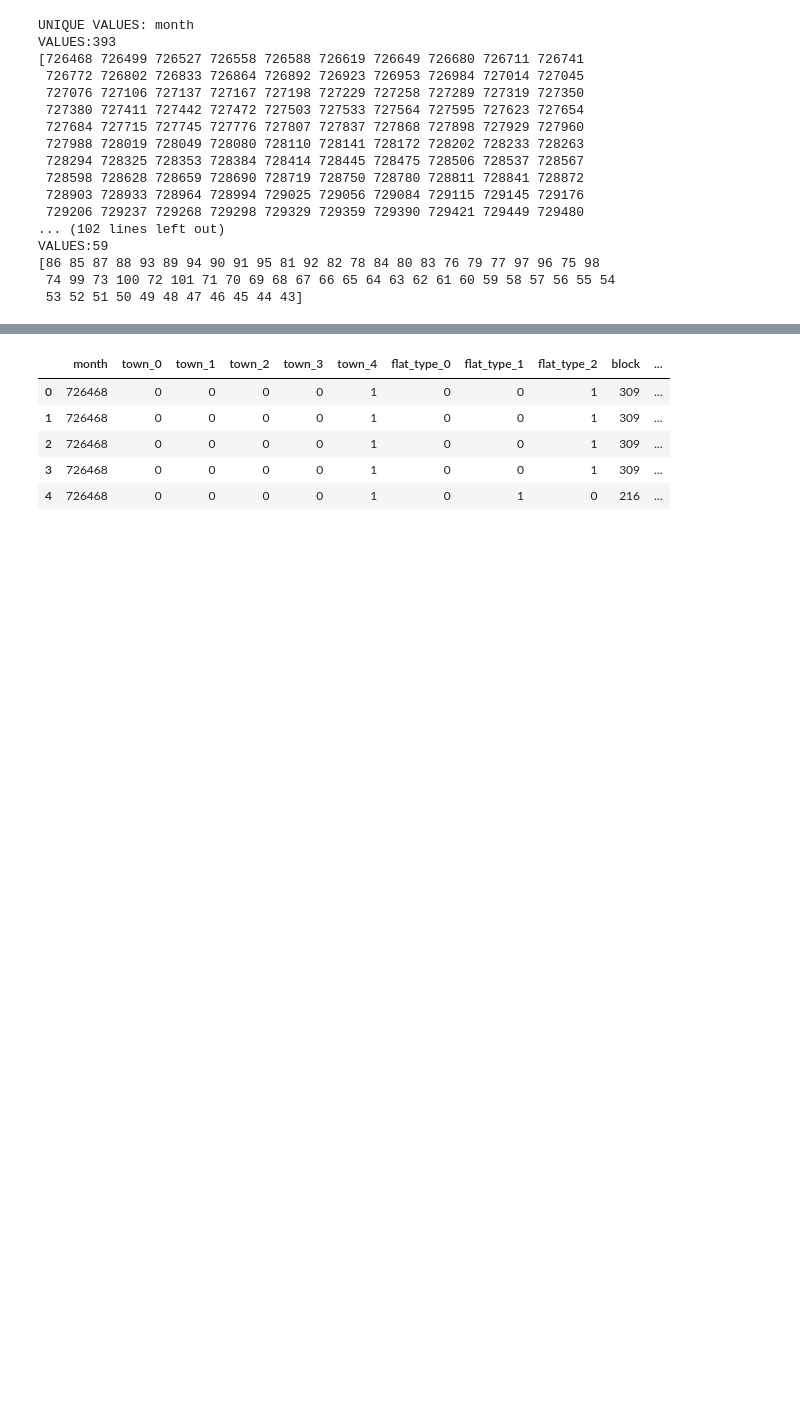
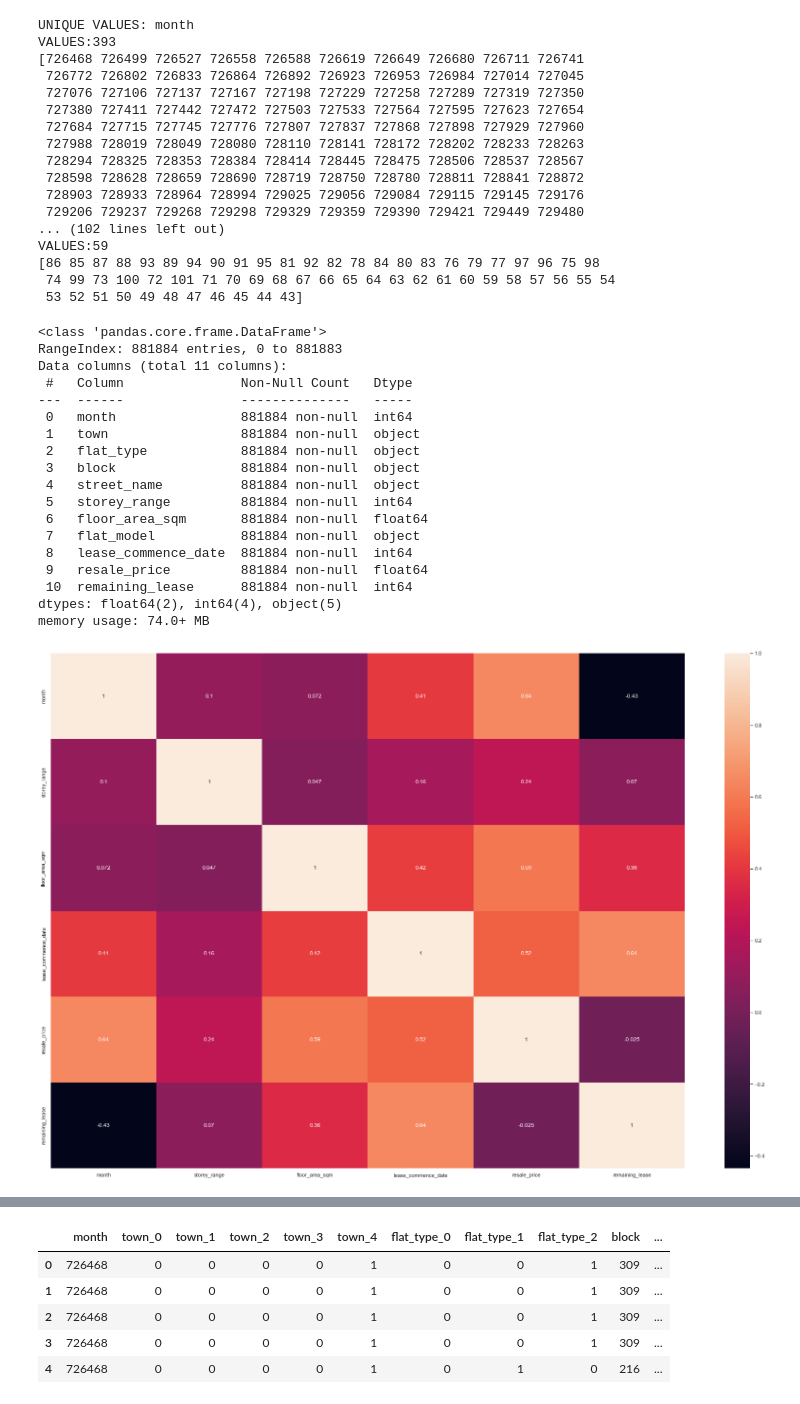
Before and after one commit to tjl081/1002_project, a Jupyter notebook: ml_files/test_regression.ipynb, the cells around one changed output, grey strips where cells are left out. Saved outputs shown, nothing was run; the diff lists cells and outputs as text; code cells hidden in the pictures; blank space fills up the shorter version.

```diff
--- a/ml_files/test_regression.ipynb
+++ b/ml_files/test_regression.ipynb
@@ -215,3 +215,35 @@ VALUES:59
 [86 85 87 88 93 89 94 90 91 95 81 92 82 78 84 80 83 76 79 77 97 96 75 98
  74 99 73 100 72 101 71 70 69 68 67 66 65 64 63 62 61 60 59 58 57 56 55 54
  53 52 51 50 49 48 47 46 45 44 43]
+# %%
+# data visualisation
+
+df = df.astype({'remaining_lease': 'int64'})
+df = df.astype({'storey_range': 'int64'})
+
+# in a heatmap, the closer the value is to 1, the more positively correlated they are
+# (if one value increases, so does the other)
+fig,ax = plt.subplots(figsize=(30, 20))
+sns.heatmap(df.corr(),annot=True,ax=ax)
+
+df.info()
+# %% [output]
+<class 'pandas.core.frame.DataFrame'>
+RangeIndex: 881884 entries, 0 to 881883
+Data columns (total 11 columns):
+ #   Column               Non-Null Count   Dtype
+---  ------               --------------   -----
+ 0   month                881884 non-null  int64
+ 1   town                 881884 non-null  object
+ 2   flat_type            881884 non-null  object
+ 3   block                881884 non-null  object
+ 4   street_name          881884 non-null  object
+ 5   storey_range         881884 non-null  int64
+ 6   floor_area_sqm       881884 non-null  float64
+ 7   flat_model           881884 non-null  object
+ 8   lease_commence_date  881884 non-null  int64
+ 9   resale_price         881884 non-null  float64
+ 10  remaining_lease      881884 non-null  int64
+dtypes: float64(2), int64(4), object(5)
+memory usage: 74.0+ MB
+[figure, added]
```
Also changed, not shown: parts of 12 cells of this notebook.
